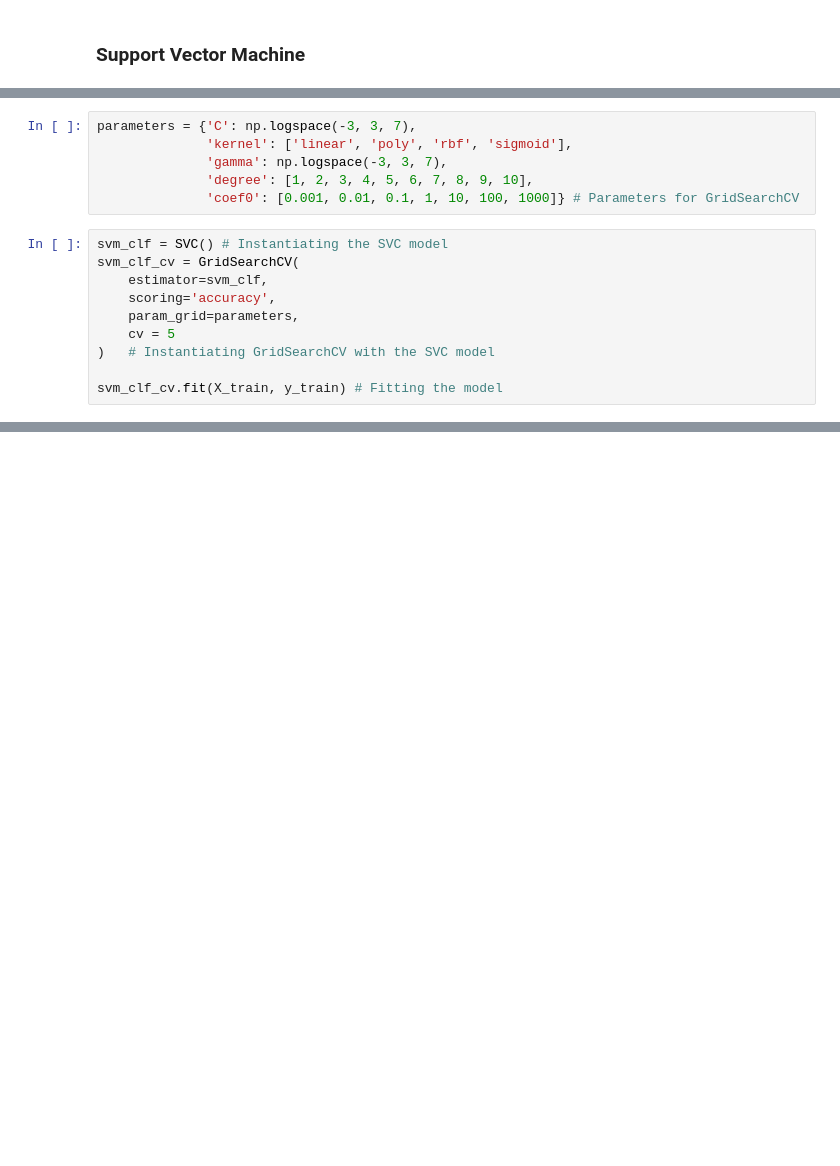
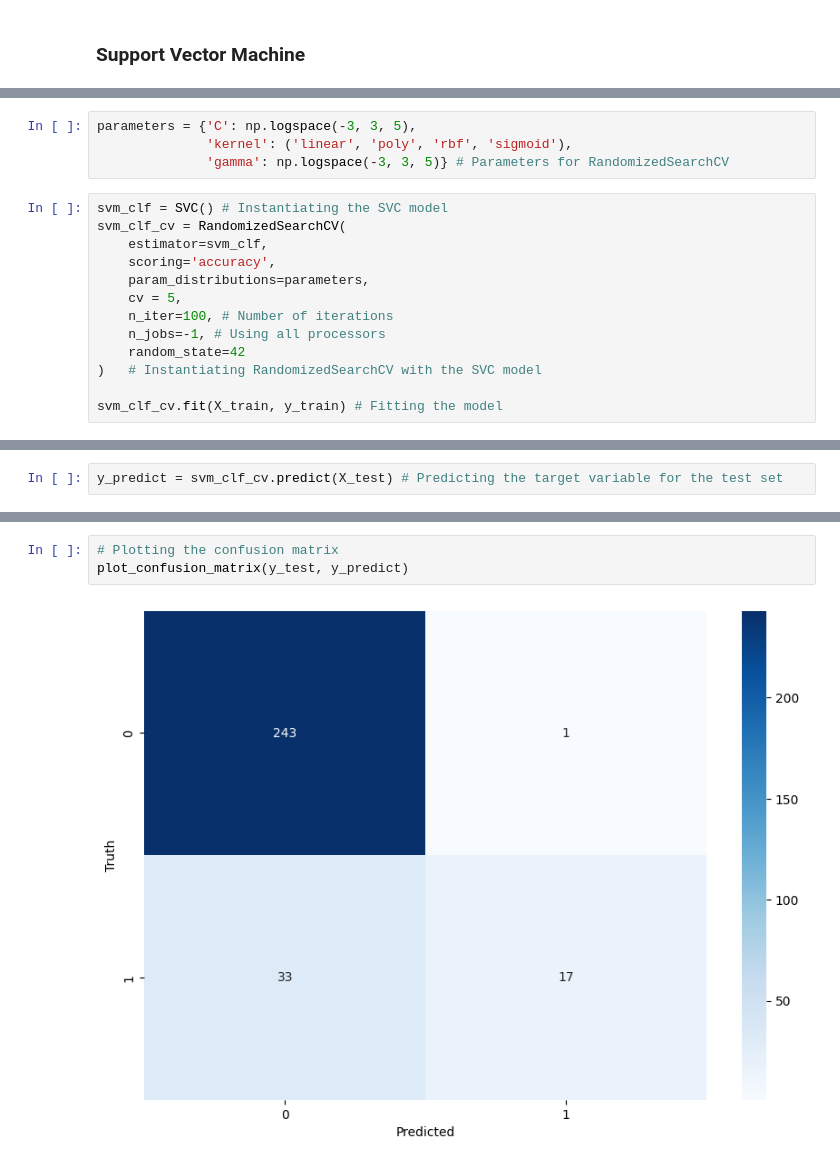
Before and after one commit to scuellaralmagro/employee_attrition_ibm, a Jupyter notebook: ibm_ml.ipynb, the cells around one changed output, grey strips where cells are left out. Drawn from its saved outputs; the diff is of its cells as text; blank space fills up the shorter version.

```diff
--- a/ibm_ml.ipynb
+++ b/ibm_ml.ipynb
@@ -231,16 +256,17 @@ We will be using the GridSearchCV function to find the best hyperparameters for
 # %%
-parameters = {'C': np.logspace(-3, 3, 7),
-              'kernel': ['linear', 'poly', 'rbf', 'sigmoid'],
-              'gamma': np.logspace(-3, 3, 7),
-              'degree': [1, 2, 3, 4, 5, 6, 7, 8, 9, 10],
-              'coef0': [0.001, 0.01, 0.1, 1, 10, 100, 1000]} # Parameters for GridSearchCV
+parameters = {'C': np.logspace(-3, 3, 5),
+              'kernel': ('linear', 'poly', 'rbf', 'sigmoid'),
+              'gamma': np.logspace(-3, 3, 5)} # Parameters for RandomizedSearchCV
 # %%
 svm_clf = SVC() # Instantiating the SVC model
-svm_clf_cv = GridSearchCV(
+svm_clf_cv = RandomizedSearchCV(
     estimator=svm_clf,
     scoring='accuracy',
-    param_grid=parameters,
-    cv = 5
-)   # Instantiating GridSearchCV with the SVC model
+    param_distributions=parameters,
+    cv = 5,
+    n_iter=100, # Number of iterations
+    n_jobs=-1, # Using all processors
+    random_state=42
+)   # Instantiating RandomizedSearchCV with the SVC model
 
 svm_clf_cv.fit(X_train, y_train) # Fitting the model
@@ -250,0 +366,2 @@ print('Best score: ', svm_clf_cv.best_score_)
+# %%
+y_predict = svm_clf_cv.predict(X_test) # Predicting the target variable for the test set
@@ -250,0 +390,5 @@ print('Best score: ', svm_clf_cv.best_score_)
+# %%
+# Plotting the confusion matrix
+plot_confusion_matrix(y_test, y_predict)
+# %% [output]
+[figure, added]
```
Also changed, not shown: parts of 25 cells of this notebook.
